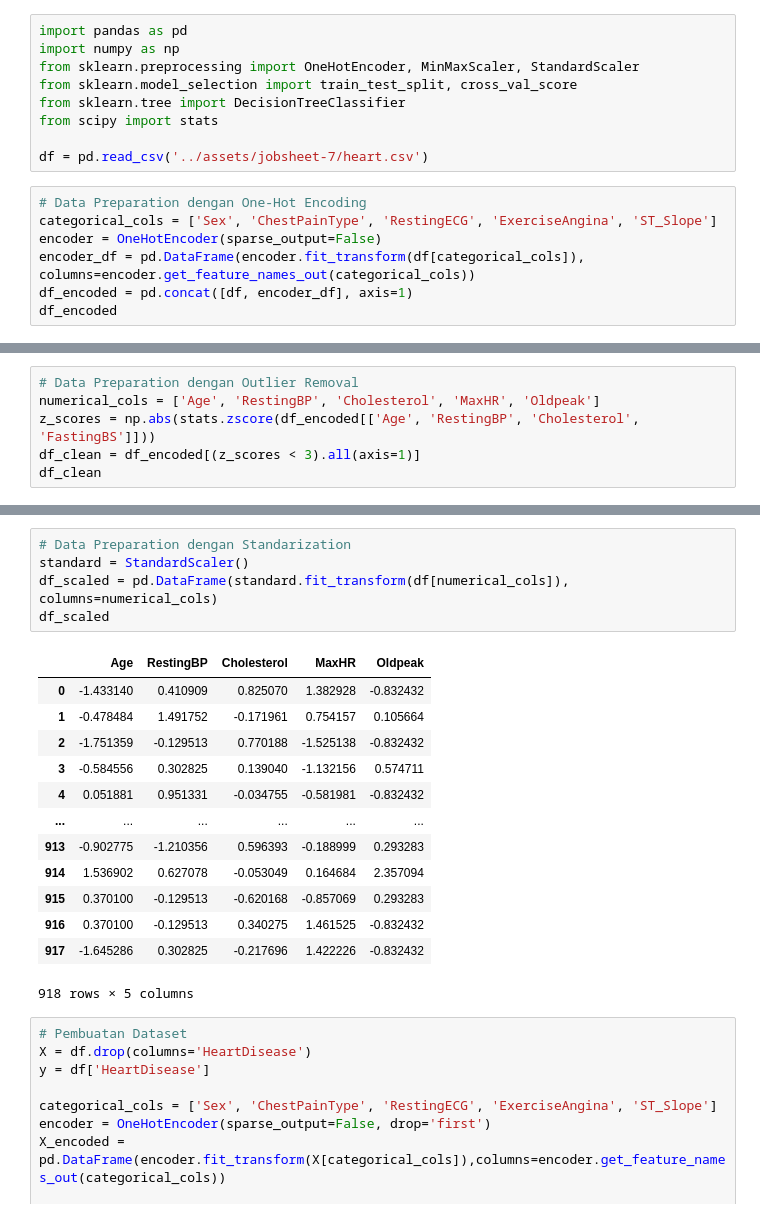
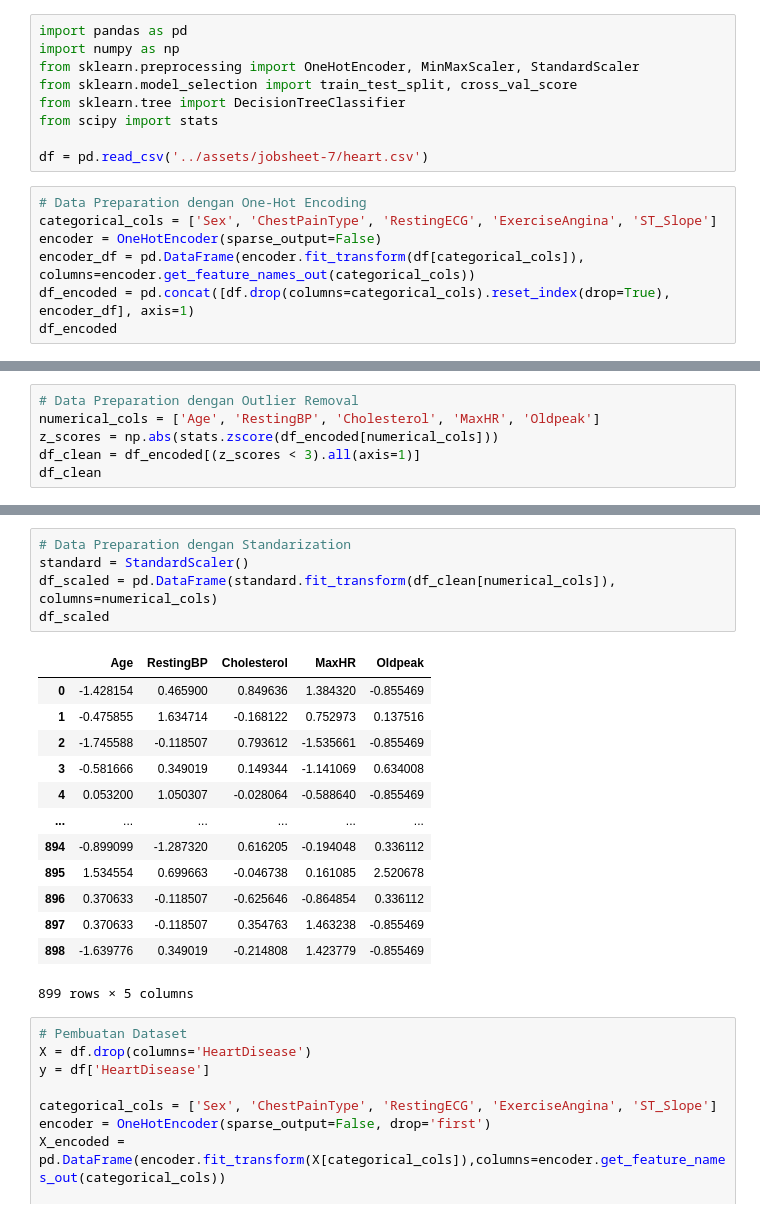
Before and after one commit to ahmadchoms/2025_Kecerdasan_Buatan_TI_1A, a Jupyter notebook: Data-Pre-Processing/tugas_praktikum.ipynb, the cells around one changed output, grey strips where cells are left out. Saved outputs shown, nothing was run; the diff lists cells and outputs as text.

```diff
--- a/Data-Pre-Processing/tugas_praktikum.ipynb
+++ b/Data-Pre-Processing/tugas_praktikum.ipynb
@@ -12,6 +12,6 @@ df = pd.read_csv('../assets/jobsheet-7/heart.csv')
 categorical_cols = ['Sex', 'ChestPainType', 'RestingECG', 'ExerciseAngina', 'ST_Slope']
 encoder = OneHotEncoder(sparse_output=False)
 encoder_df = pd.DataFrame(encoder.fit_transform(df[categorical_cols]), columns=encoder.get_feature_names_out(categorical_cols))
-df_encoded = pd.concat([df, encoder_df], axis=1)
+df_encoded = pd.concat([df.drop(columns=categorical_cols).reset_index(drop=True), encoder_df], axis=1)
 df_encoded
 # %% [output]
@@ -31,7 +31,7 @@ df_encoded
 # %%
 # Data Preparation dengan Outlier Removal
 numerical_cols = ['Age', 'RestingBP', 'Cholesterol', 'MaxHR', 'Oldpeak']
-z_scores = np.abs(stats.zscore(df_encoded[['Age', 'RestingBP', 'Cholesterol', 'FastingBS']]))
+z_scores = np.abs(stats.zscore(df_encoded[numerical_cols]))
 df_clean = df_encoded[(z_scores < 3).all(axis=1)]
 df_clean
 # %% [output]
@@ -70,22 +70,22 @@ df_scaled
 # %%
 # Data Preparation dengan Standarization
 standard = StandardScaler()
-df_scaled = pd.DataFrame(standard.fit_transform(df[numerical_cols]), columns=numerical_cols)
+df_scaled = pd.DataFrame(standard.fit_transform(df_clean[numerical_cols]), columns=numerical_cols)
 df_scaled
 # %% [output]
 |  | Age | RestingBP | Cholesterol | MaxHR | Oldpeak |
-| 0 | -1.433140 | 0.410909 | 0.825070 | 1.382928 | -0.832432 |
-| 1 | -0.478484 | 1.491752 | -0.171961 | 0.754157 | 0.105664 |
-| 2 | -1.751359 | -0.129513 | 0.770188 | -1.525138 | -0.832432 |
-| 3 | -0.584556 | 0.302825 | 0.139040 | -1.132156 | 0.574711 |
-| 4 | 0.051881 | 0.951331 | -0.034755 | -0.581981 | -0.832432 |
+| 0 | -1.428154 | 0.465900 | 0.849636 | 1.384320 | -0.855469 |
+| 1 | -0.475855 | 1.634714 | -0.168122 | 0.752973 | 0.137516 |
+| 2 | -1.745588 | -0.118507 | 0.793612 | -1.535661 | -0.855469 |
+| 3 | -0.581666 | 0.349019 | 0.149344 | -1.141069 | 0.634008 |
+| 4 | 0.053200 | 1.050307 | -0.028064 | -0.588640 | -0.855469 |
 | ... | ... | ... | ... | ... | ... |
-| 913 | -0.902775 | -1.210356 | 0.596393 | -0.188999 | 0.293283 |
-| 914 | 1.536902 | 0.627078 | -0.053049 | 0.164684 | 2.357094 |
-| 915 | 0.370100 | -0.129513 | -0.620168 | -0.857069 | 0.293283 |
-| 916 | 0.370100 | -0.129513 | 0.340275 | 1.461525 | -0.832432 |
-| 917 | -1.645286 | 0.302825 | -0.217696 | 1.422226 | -0.832432 |
+| 894 | -0.899099 | -1.287320 | 0.616205 | -0.194048 | 0.336112 |
+| 895 | 1.534554 | 0.699663 | -0.046738 | 0.161085 | 2.520678 |
+| 896 | 0.370633 | -0.118507 | -0.625646 | -0.864854 | 0.336112 |
+| 897 | 0.370633 | -0.118507 | 0.354763 | 1.463238 | -0.855469 |
+| 898 | -1.639776 | 0.349019 | -0.214808 | 1.423779 | -0.855469 |
-918 rows × 5 columns
+899 rows × 5 columns
 # %%
 # Pembuatan Dataset
 X = df.drop(columns='HeartDisease')
```
Also changed, not shown: parts of 4 cells of this notebook.
